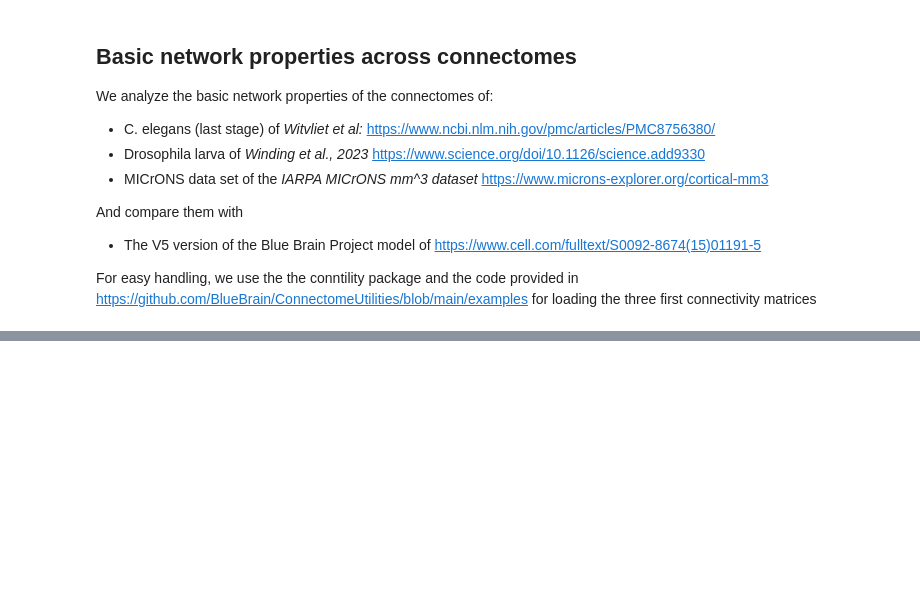
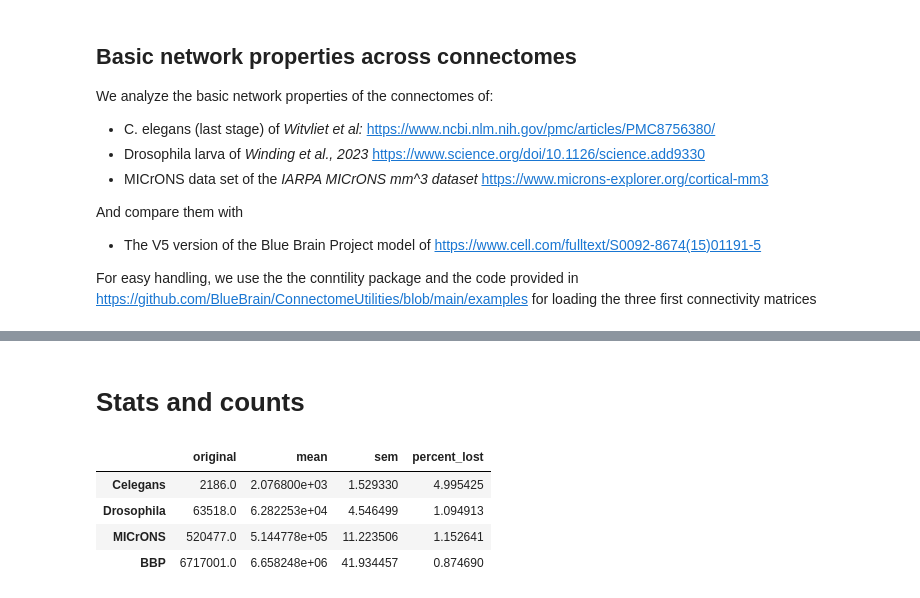
Before and after one commit to BlueBrain/reliability-and-structure, a Jupyter notebook: data_analysis/structural/visualization_and_notebooks/Basic_properties_all_connectomes.ipynb, the cells around one changed output, grey strips where cells are left out. Saved outputs shown, nothing was run; the diff lists cells and outputs as text; code cells hidden in the pictures; blank space fills up the shorter version.

```diff
--- a/data_analysis/structural/visualization_and_notebooks/Basic_properties_all_connectomes.ipynb
+++ b/data_analysis/structural/visualization_and_notebooks/Basic_properties_all_connectomes.ipynb
@@ -318,0 +345,18 @@ Warning!!! When accessing the adjacency as a sparse matrix using the .matrix pro
+# %% [markdown]
+# Stats and counts
+# %%
+# Edges missing in CM models
+edges={}
+for conn in connectomes:
+    edges[conn]={}
+    temp=pd.DataFrame.from_dict(sc[conn]["configuration_model"]).fillna(0).astype(float).loc[1]
+    edges[conn]["original"], edges[conn]["mean"], edges[conn]["sem"] = (sc[conn]["original"].loc[1], temp.mean(), stats.sem(temp))
+edges=pd.DataFrame.from_dict(edges).T
+edges["percent_lost"]=(edges["original"]-edges["mean"])*100/edges["original"]
+edges
+# %% [output]
+|  | original | mean | sem | percent_lost |
+| Celegans | 2186.0 | 2.076800e+03 | 1.529330 | 4.995425 |
+| Drosophila | 63518.0 | 6.282253e+04 | 4.546499 | 1.094913 |
+| MICrONS | 520477.0 | 5.144778e+05 | 11.223506 | 1.152641 |
+| BBP | 6717001.0 | 6.658248e+06 | 41.934457 | 0.874690 |
```
Also changed, not shown: parts of 8 cells of this notebook, 2 other files.
